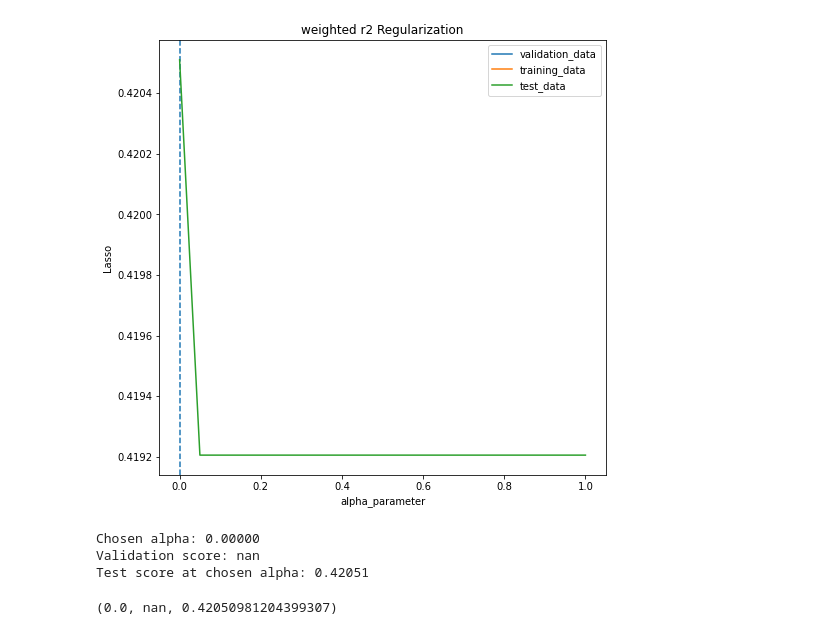
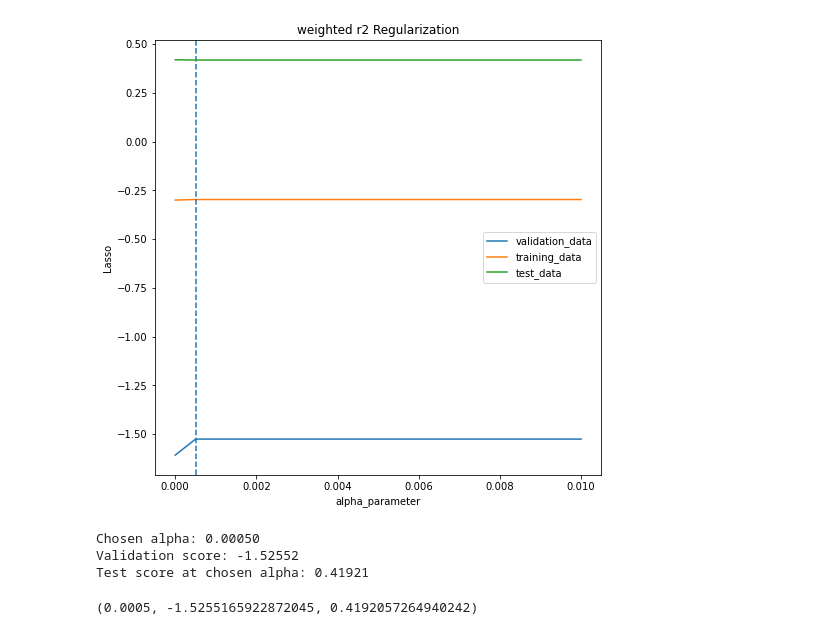
Before and after one commit to kkmumu/MTH-9899-Data-Science-II-Project, a Jupyter notebook: regmodel.ipynb, the cells around one changed output. Cells and saved outputs as stored; diff of their text form; code cells hidden in the pictures.

```diff
--- a/regmodel.ipynb
+++ b/regmodel.ipynb
@@ -57,13 +57,18 @@ X_train_scaled = pd.DataFrame(data = X_train_scaled, columns = X_train.columns)
 # do the same scaling to test set
 X_test_scaled = sc.transform(X_test)
 X_test_scaled = pd.DataFrame(data = X_test_scaled, columns = X_test.columns)
-# %%
-def my_own_scorer(X_):
-    # note that feature estVol should always be set as the first column to
-    # make sure the expected weighted r2 score
-    r2_weight = np.array(X_.iloc[:, 0])
-    r2_weight = r2_weight / r2_weight.sum()
-    return make_scorer(r2_score, sample_weight = r2_weight)
+# %%
+def my_own_scorer(model, X, y):
+    # note that feature estVol should always be set as the first column to
+    # make sure the expected weighted r2 score
+
+    r2_weight = 1 / np.array(X.iloc[:, 0])
+    r2_weight = r2_weight / r2_weight.sum()
+
+    model.fit(X, y)
+    y_pred = model.predict(X)
+
+    return r2_score(y, y_pred, sample_weight = r2_weight)
 # %%
 def regmodel_hyperparameter_tuning(alphas_to_try, X, y, cv = 3, scoring = 'weighted r2', model_name = 'Ridge',
                         X_test = None, y_test = None, draw_plot = False, filename = None):
@@ -77,23 +82,9 @@ def regmodel_hyperparameter_tuning(alphas_to_try, X, y, cv = 3, scoring = 'weigh
 
     tscv = TimeSeriesSplit(n_splits = cv)
 
-    def my_own_scorer(X_):
-        # note that feature estVol should always be set as the first column to
-        # make sure the expected weighted r2 score
-
-        r2_weight = 1 / np.array(X_.iloc[:, 0])
-        r2_weight = r2_weight / r2_weight.sum()
-        #scoring_ = {scoring: make_scorer(r2_score, sample_weight = r2_weight),
-        #   'r2': make_scorer(r2_score)
-        #   }
-        return make_scorer(r2_score, sample_weight = r2_weight) # return a scorer
-        #return make_scorer(r2_score)
-
-
-
     if X_test is not None:
         test_scores = []
-        scorer_test = get_scorer(my_own_scorer(X_test)) ######################
+        #scorer_test = get_scorer(my_own_scorer) ######################
     else:
         test_scores = None
 
@@ -111,8 +102,7 @@ def regmodel_hyperparameter_tuning(alphas_to_try, X, y, cv = 3, scoring = 'weigh
         else:
             return None
 
-        scorer_train = my_own_scorer(X) #######################
-        results = cross_validate(regmodel, X, y, scoring = scorer_train, cv = tscv, return_train_score = True)
+        results = cross_validate(regmodel, X, y, scoring = my_own_scorer, cv = tscv, return_train_score = True)
         print(results)
         validation_scores.append(np.mean(results['test_score']))
         train_scores.append(np.mean(results['train_score']))
@@ -121,7 +111,9 @@ def regmodel_hyperparameter_tuning(alphas_to_try, X, y, cv = 3, scoring = 'weigh
         if X_test is not None:
             regmodel.fit(X,y)
             y_pred = regmodel.predict(X_test)
-            test_scores.append(scorer_test(regmodel, X_test, y_test)) #######################
+            r2_weight = 1 / np.array(X_test.iloc[:, 0])
+            r2_weight = r2_weight / r2_weight.sum()
+            test_scores.append(r2_score(y_test, y_pred, sample_weight = r2_weight)) #######################
 
 
     chosen_alpha_id = np.argmax(validation_scores)
@@ -168,7 +160,7 @@ def regmodel_param_plot(validation_score, train_score, alphas_to_try, chosen_alp
 # %%
 # wide search
 # lasso model
-lasso_alphas = np.linspace(0, 1, 21)
+lasso_alphas = np.linspace(0, 0.01, 21)
 tscv = TimeSeriesSplit(n_splits=3)
 regmodel_hyperparameter_tuning(lasso_alphas, X_train_scaled, y_train,
                                cv = 3, model_name = 'Lasso', X_test = X_test_scaled, y_test = y_test,
@@ -194,5 +186,5 @@ regmodel_hyperparameter_tuning(lasso_alphas, X_train_scaled, y_train,
-[figure, old version]
+[figure, new version]
-Chosen alpha: 0.00000
-Validation score: nan
-Test score at chosen alpha: 0.42051
+Chosen alpha: 0.00050
+Validation score: -1.52552
+Test score at chosen alpha: 0.41921
-(0.0, nan, 0.42050981204399307)
+(0.0005, -1.5255165922872045, 0.4192057264940242)
```
Also changed, not shown: parts of 2 cells of this notebook.
